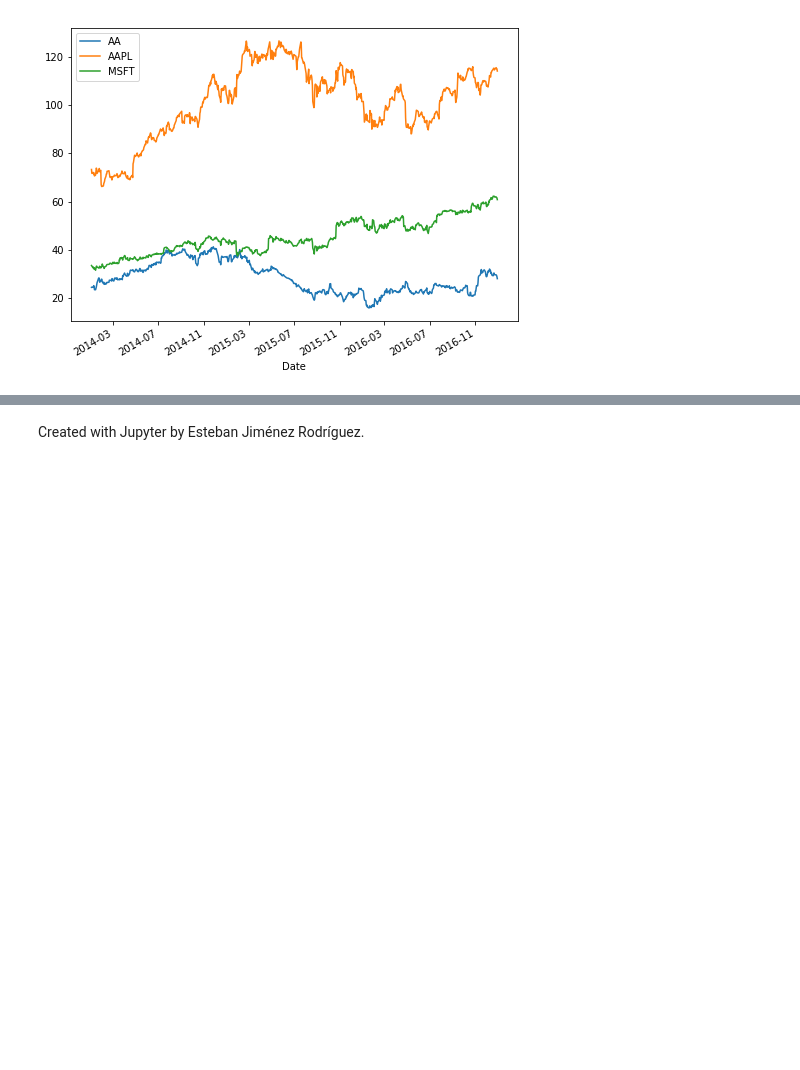
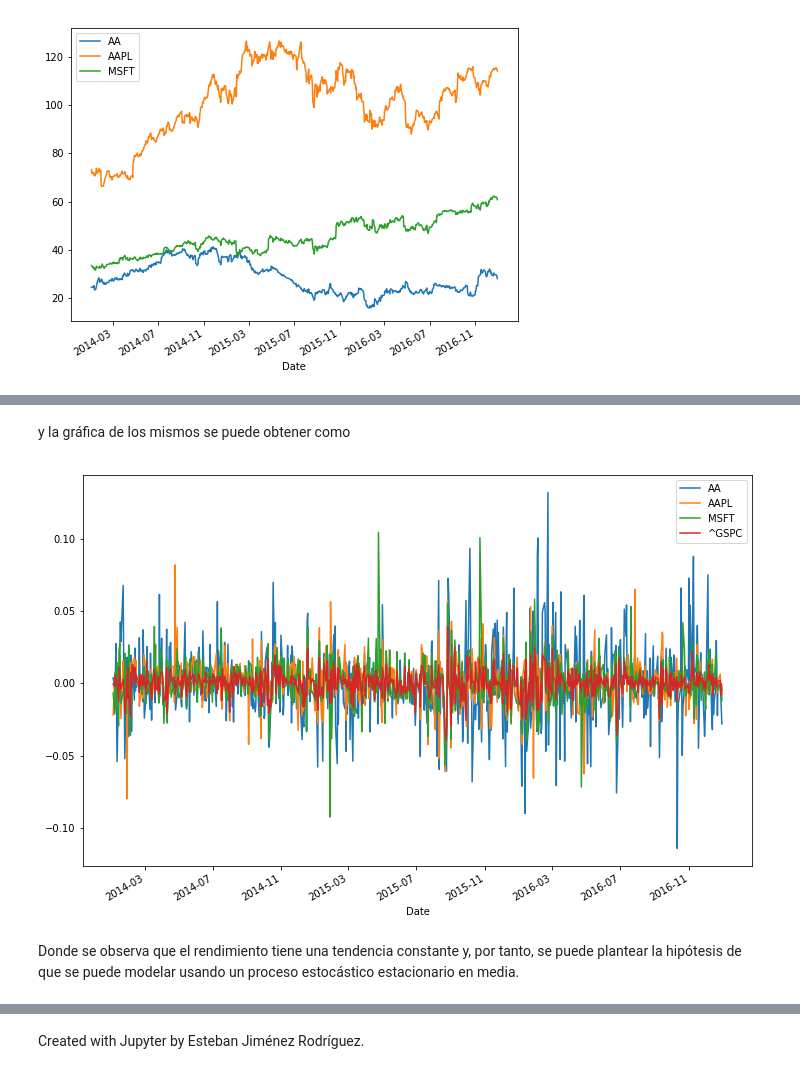
Before and after one commit to esjimenezro/SimRC2018-1, a Jupyter notebook: Modulo1/Clase5_DescargaHistoricos.ipynb, the cells around one changed output, grey strips where cells are left out. Saved outputs shown, nothing was run; the diff lists cells and outputs as text; code cells hidden in the pictures; blank space fills up the shorter version.

```diff
--- a/Modulo1/Clase5_DescargaHistoricos.ipynb
+++ b/Modulo1/Clase5_DescargaHistoricos.ipynb
@@ -286,7 +344,7 @@ msftV.plot(figsize=(8,6));
 # %% [markdown]
 O se pueden obtener los precios de cierre de todas las compañías
 # %%
-allAC = assets['Adj Close']
+allAC = assets.loc['Adj Close']
 allAC
 # %% [output]
                 AA     AAPL    MSFT    ^GSPC
@@ -334,0 +387,3 @@ plt.subplots_adjust(hspace=0.75)
+# %%
+Rall = ((allAC-allAC.shift(1))/allAC.shift(1)).iloc[1:]
+Rall
@@ -334,0 +427,8 @@ plt.subplots_adjust(hspace=0.75)
+# %% [markdown]
+y la gráfica de los mismos se puede obtener como
+# %%
+Rall.plot(figsize=(12,8));
+# %% [output]
+[figure, added]
+# %% [markdown]
+Donde se observa que el rendimiento tiene una tendencia constante y, por tanto, se puede plantear la hipótesis de que se puede modelar usando un proceso estocástico estacionario en media.
```
Also changed, not shown: parts of 62 cells of this notebook.
